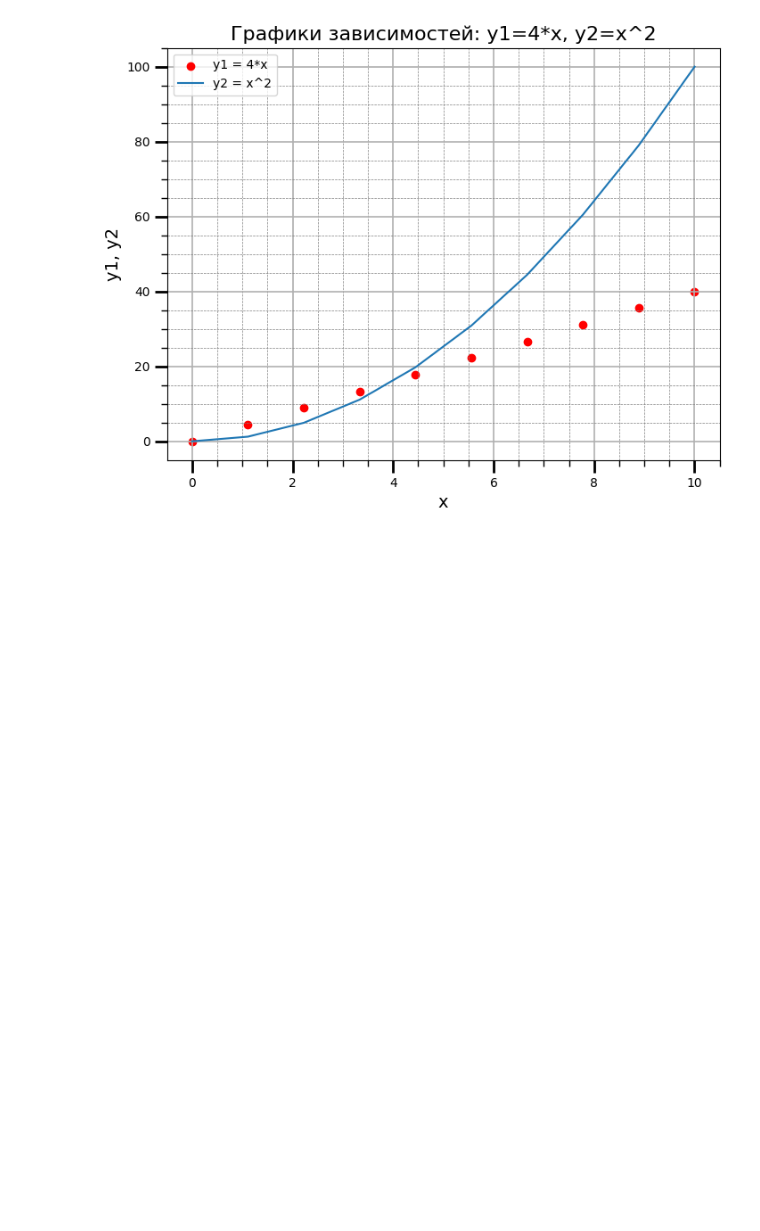
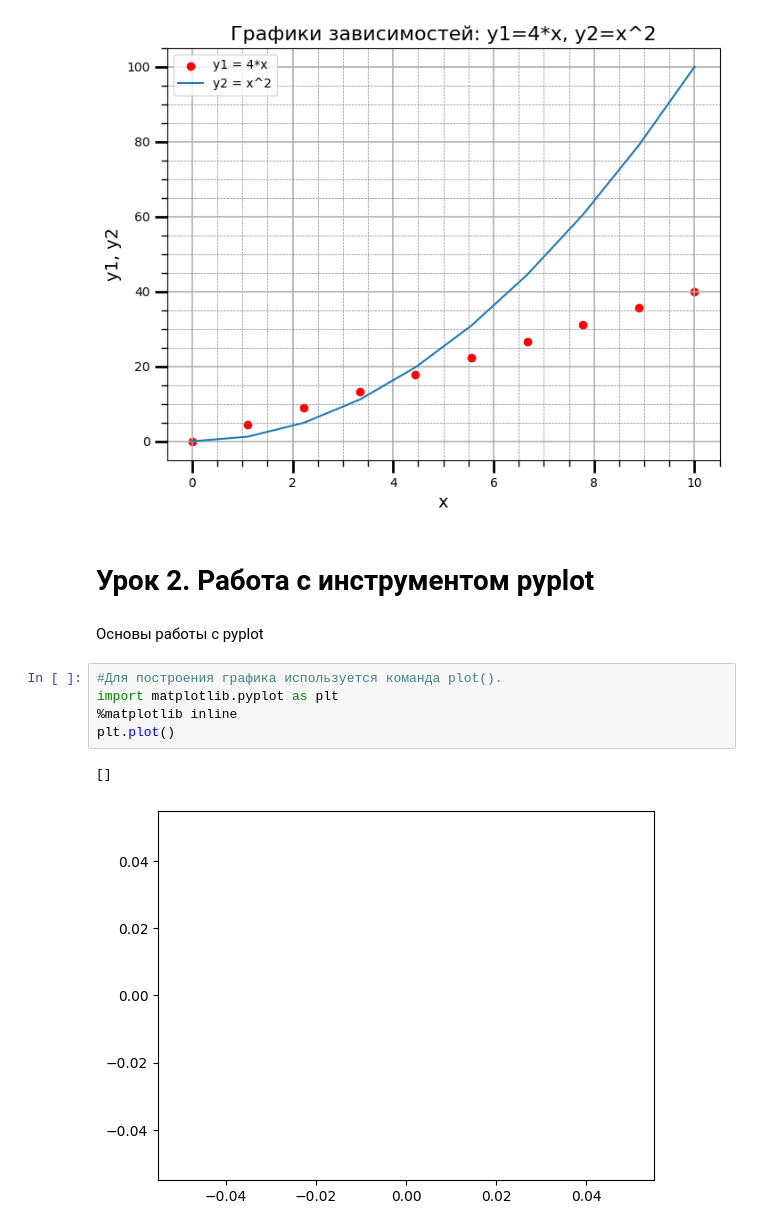
Before and after one commit to Vitalyastiy/cheat-python, a Jupyter notebook: viz/Plt_учебник.ipynb, the cells around one changed output. Drawn from its saved outputs; the diff is of its cells as text; blank space fills up the shorter version.

```diff
--- a/viz/Plt_учебник.ipynb
+++ b/viz/Plt_учебник.ipynb
@@ -116,3 +118,15 @@ ax.tick_params(which='minor', length=5, width=1)
 plt.show()
 # %% [output]
 [figure]
+# %% [markdown]
+# Урок 2. Работа с инструментом pyplot
+# %% [markdown]
+Основы работы с pyplot
+# %%
+#Для построения графика используется команда plot().
+import matplotlib.pyplot as plt
+%matplotlib inline
+plt.plot()
+# %% [output]
+[]
+[figure, added]
```
Also changed, not shown: parts of 4 cells of this notebook.
